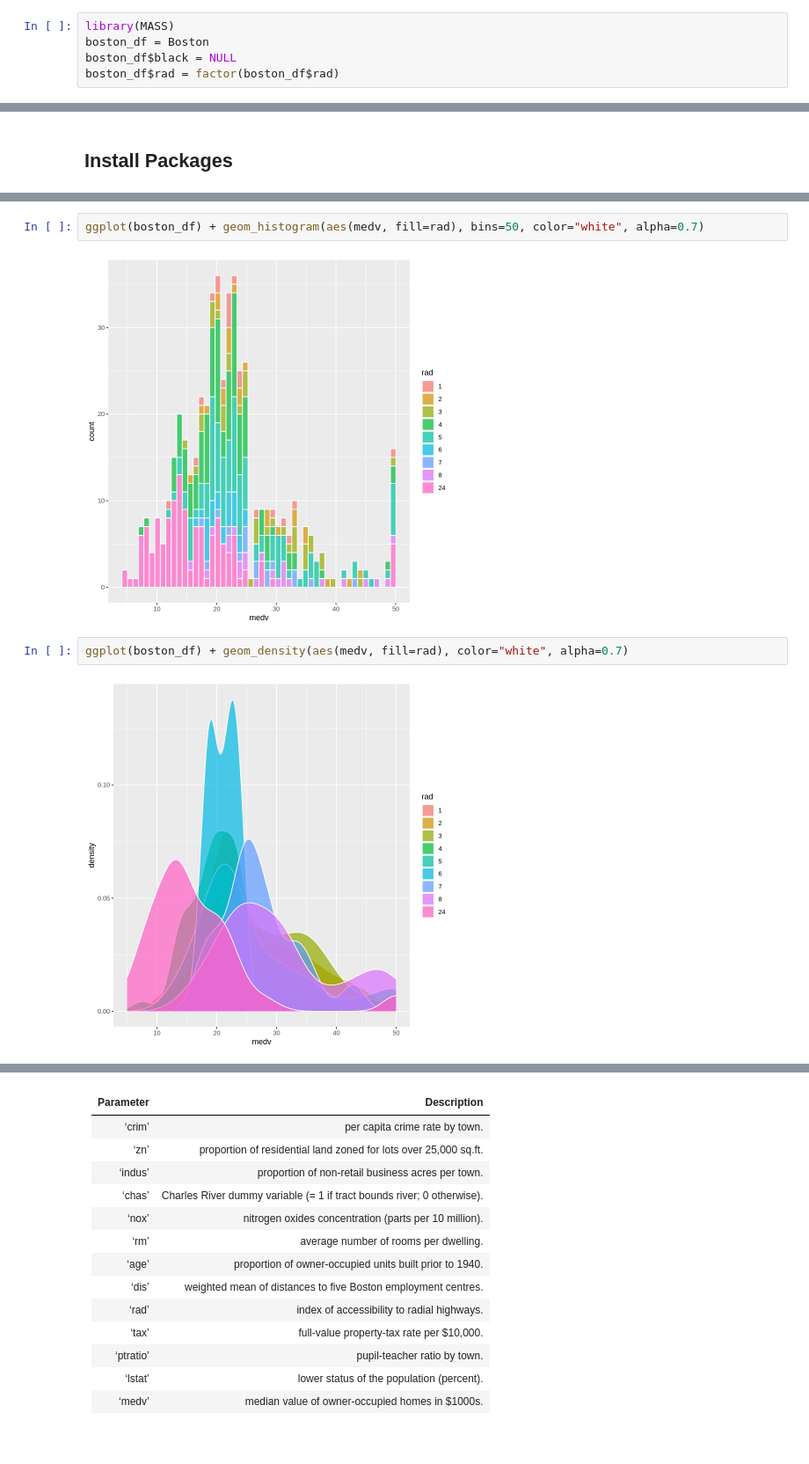
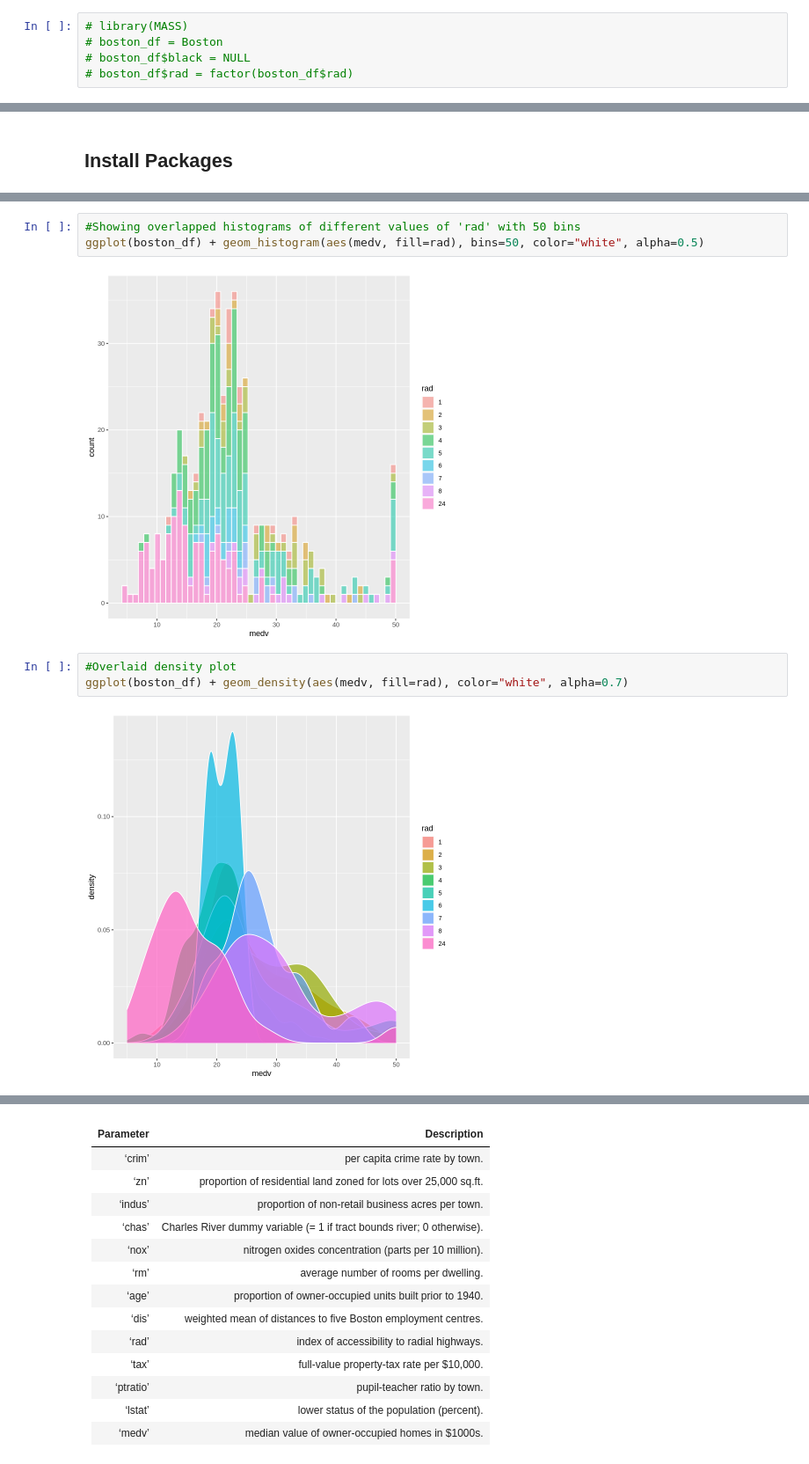
Before and after one commit to ridhampatoliya/R_Short_Course, a Jupyter notebook: Intro_to_R.ipynb, the cells around one changed output, grey strips where cells are left out. Shown at 88% size. Drawn from its saved outputs; the diff is of its cells as text.

```diff
--- a/Intro_to_R.ipynb
+++ b/Intro_to_R.ipynb
@@ -758,8 +803,8 @@ Before we visualize relationships between different columns, we can check summar
 # %%
-library(MASS)
-boston_df = Boston
-boston_df$black = NULL
-boston_df$rad = factor(boston_df$rad)
+# library(MASS)
+# boston_df = Boston
+# boston_df$black = NULL
+# boston_df$rad = factor(boston_df$rad)
 # %%
 head(boston_df)
 # %% [output]
@@ -908,11 +956,13 @@ hist(boston_df$medv, breaks = 50)
+# %%
+#Showing overlapped histograms of different values of 'rad' with 50 bins
+ggplot(boston_df) + geom_histogram(aes(medv, fill=rad), bins=50, color="white", alpha=0.5)
+# %% [output]
+[figure, added]
 # %%
-ggplot(boston_df) + geom_histogram(aes(medv, fill=rad), bins=50, color="white", alpha=0.7)
+#Overlaid density plot
+ggplot(boston_df) + geom_density(aes(medv, fill=rad), color="white", alpha=0.7)
 # %% [output]
-[figure, old version]
+[figure, new version]
-# %%
-ggplot(boston_df) + geom_density(aes(medv, fill=rad), color="white", alpha=0.7)
-# %% [output]
-[figure, removed]
 # %% [markdown]
 ## Statistical Analysis using Linear Regression
 In linear regression, we fit a linear model to our data to see how well the model can explain the data.
```
Also changed, not shown: parts of 75 cells of this notebook.
